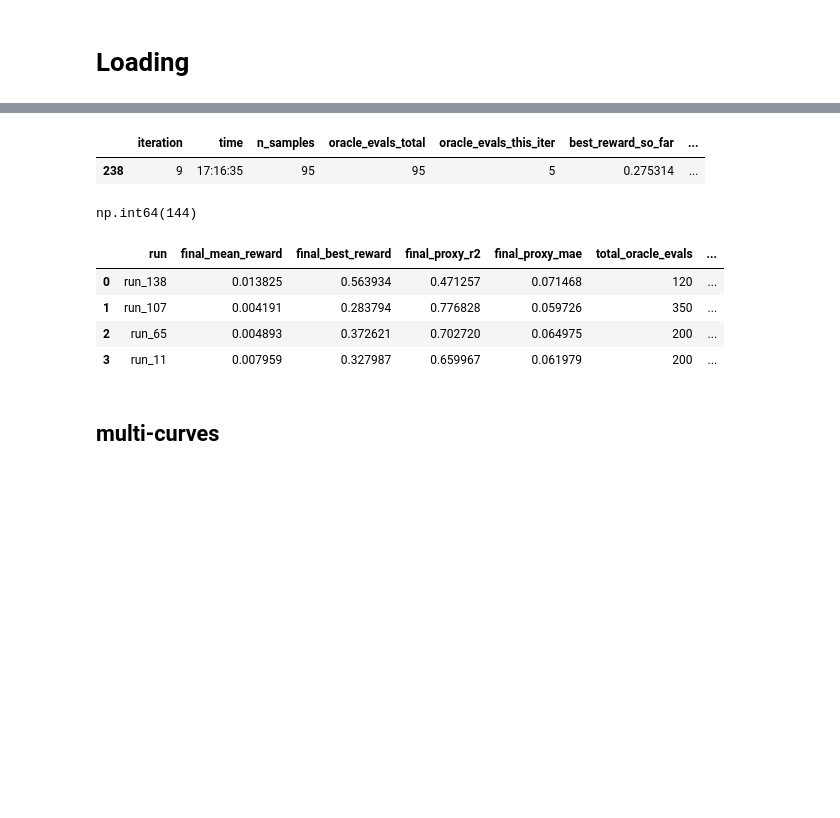
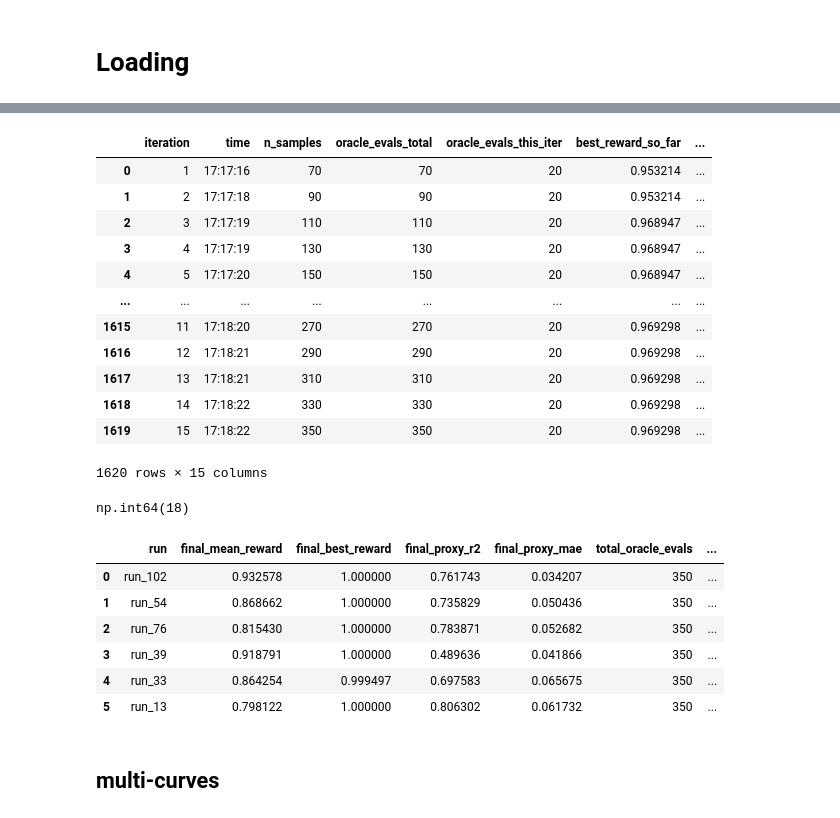
Before and after one commit to valent33/gflownet, a Jupyter notebook: ilovevisualizations.ipynb, the cells around one changed output, grey strips where cells are left out. Saved outputs shown, nothing was run; the diff lists cells and outputs as text; code cells hidden in the pictures; blank space fills up the shorter version.

```diff
--- a/ilovevisualizations.ipynb
+++ b/ilovevisualizations.ipynb
@@ -50,26 +52,39 @@ grid.head()
 # %%
 from glob import glob
-paths = sorted(glob("grid_results/*/al_metrics.csv"))
+paths = sorted(glob(f"{run}/*/al_metrics.csv"))
 if not paths:
     raise ValueError("No files found at al_results/*/al_metrics.csv")
 df = pd.concat([load(p).assign(run=Path(p).parent.name) for p in paths], ignore_index=True)
 # %%
-df.sample()
+df
 # %% [output]
 |  | iteration | time | n_samples | oracle_evals_total | oracle_evals_this_iter | best_reward_so_far | ... |
-| 238 | 9 | 17:16:35 | 95 | 95 | 5 | 0.275314 | ... |
+| 0 | 1 | 17:17:16 | 70 | 70 | 20 | 0.953214 | ... |
+| 1 | 2 | 17:17:18 | 90 | 90 | 20 | 0.953214 | ... |
+| 2 | 3 | 17:17:19 | 110 | 110 | 20 | 0.968947 | ... |
+| 3 | 4 | 17:17:19 | 130 | 130 | 20 | 0.968947 | ... |
+| 4 | 5 | 17:17:20 | 150 | 150 | 20 | 0.968947 | ... |
+| ... | ... | ... | ... | ... | ... | ... | ... |
+| 1615 | 11 | 17:18:20 | 270 | 270 | 20 | 0.969298 | ... |
+| 1616 | 12 | 17:18:21 | 290 | 290 | 20 | 0.969298 | ... |
+| 1617 | 13 | 17:18:21 | 310 | 310 | 20 | 0.969298 | ... |
+| 1618 | 14 | 17:18:22 | 330 | 330 | 20 | 0.969298 | ... |
+| 1619 | 15 | 17:18:22 | 350 | 350 | 20 | 0.969298 | ... |
+1620 rows × 15 columns
 # %%
-df[df["phase"]=="gflownet"].groupby("run").count().count().iloc[0]
+df[df["sampling_strategy"]=="gflownet"].groupby("run").count().count().iloc[0]
 # %% [output]
-np.int64(144)
+np.int64(18)
 # %%
 best_runs(df)
 # %% [output]
 |  | run | final_mean_reward | final_best_reward | final_proxy_r2 | final_proxy_mae | total_oracle_evals | ... |
-| 0 | run_138 | 0.013825 | 0.563934 | 0.471257 | 0.071468 | 120 | ... |
-| 1 | run_107 | 0.004191 | 0.283794 | 0.776828 | 0.059726 | 350 | ... |
-| 2 | run_65 | 0.004893 | 0.372621 | 0.702720 | 0.064975 | 200 | ... |
-| 3 | run_11 | 0.007959 | 0.327987 | 0.659967 | 0.061979 | 200 | ... |
+| 0 | run_102 | 0.932578 | 1.000000 | 0.761743 | 0.034207 | 350 | ... |
+| 1 | run_54 | 0.868662 | 1.000000 | 0.735829 | 0.050436 | 350 | ... |
+| 2 | run_76 | 0.815430 | 1.000000 | 0.783871 | 0.052682 | 350 | ... |
+| 3 | run_39 | 0.918791 | 1.000000 | 0.489636 | 0.041866 | 350 | ... |
+| 4 | run_33 | 0.864254 | 0.999497 | 0.697583 | 0.065675 | 350 | ... |
+| 5 | run_13 | 0.798122 | 1.000000 | 0.806302 | 0.061732 | 350 | ... |
 # %% [markdown]
 ## multi-curves
 # %%
```
Also changed, not shown: parts of 17 cells of this notebook, 3 other files.
